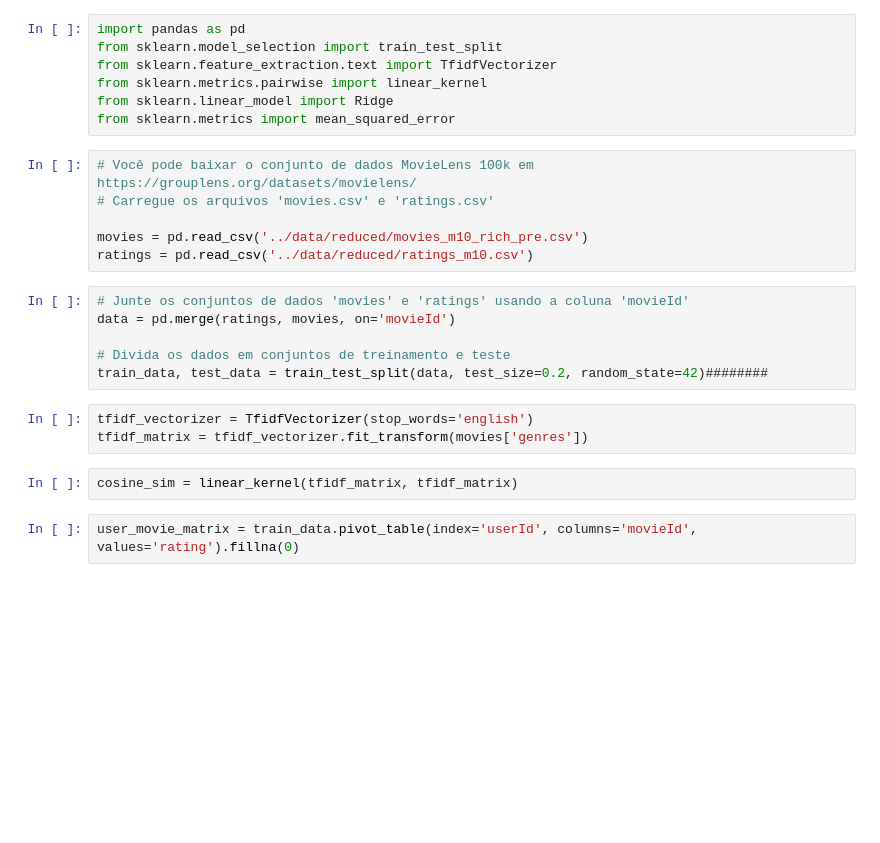
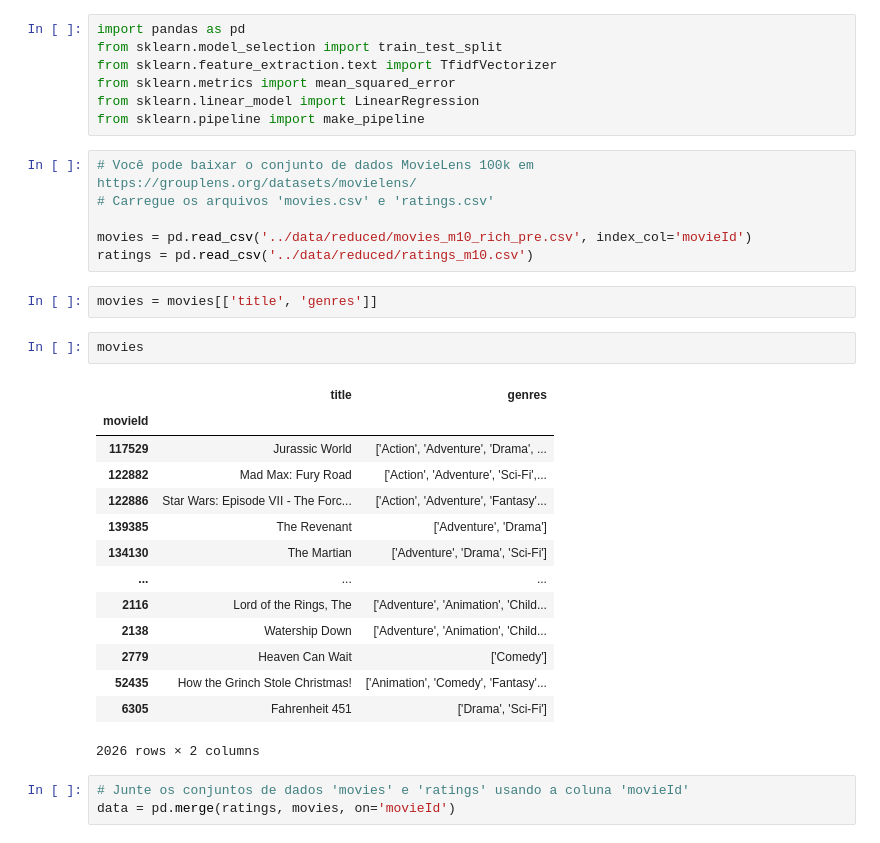
Before and after one commit to felmateos/movie-recommender-system, a Jupyter notebook: content-based-models/content_rating _pred.ipynb, the cells around one changed output. Cells and saved outputs as stored; diff of their text form; blank space fills up the shorter version.

```diff
--- a/content-based-models/content_rating _pred.ipynb
+++ b/content-based-models/content_rating _pred.ipynb
@@ -2,25 +2,34 @@
 import pandas as pd
 from sklearn.model_selection import train_test_split
 from sklearn.feature_extraction.text import TfidfVectorizer
-from sklearn.metrics.pairwise import linear_kernel
-from sklearn.linear_model import Ridge
 from sklearn.metrics import mean_squared_error
+from sklearn.linear_model import LinearRegression
+from sklearn.pipeline import make_pipeline
 # %%
 # Você pode baixar o conjunto de dados MovieLens 100k em https://grouplens.org/datasets/movielens/
 # Carregue os arquivos 'movies.csv' e 'ratings.csv'
 
-movies = pd.read_csv('../data/reduced/movies_m10_rich_pre.csv')
+movies = pd.read_csv('../data/reduced/movies_m10_rich_pre.csv', index_col='movieId')
 ratings = pd.read_csv('../data/reduced/ratings_m10.csv')
+# %%
+movies = movies[['title', 'genres']]
+# %%
+movies
+# %% [output]
+|  | title | genres |
+| movieId |  |  |
+| 117529 | Jurassic World | ['Action', 'Adventure', 'Drama', ... |
+| 122882 | Mad Max: Fury Road | ['Action', 'Adventure', 'Sci-Fi',... |
+| 122886 | Star Wars: Episode VII - The Forc... | ['Action', 'Adventure', 'Fantasy'... |
+| 139385 | The Revenant | ['Adventure', 'Drama'] |
+| 134130 | The Martian | ['Adventure', 'Drama', 'Sci-Fi'] |
+| ... | ... | ... |
+| 2116 | Lord of the Rings, The | ['Adventure', 'Animation', 'Child... |
+| 2138 | Watership Down | ['Adventure', 'Animation', 'Child... |
+| 2779 | Heaven Can Wait | ['Comedy'] |
+| 52435 | How the Grinch Stole Christmas! | ['Animation', 'Comedy', 'Fantasy'... |
+| 6305 | Fahrenheit 451 | ['Drama', 'Sci-Fi'] |
+2026 rows × 2 columns
 # %%
 # Junte os conjuntos de dados 'movies' e 'ratings' usando a coluna 'movieId'
 data = pd.merge(ratings, movies, on='movieId')
-
-# Divida os dados em conjuntos de treinamento e teste
-train_data, test_data = train_test_split(data, test_size=0.2, random_state=42)########
-# %%
-tfidf_vectorizer = TfidfVectorizer(stop_words='english')
-tfidf_matrix = tfidf_vectorizer.fit_transform(movies['genres'])
-# %%
-cosine_sim = linear_kernel(tfidf_matrix, tfidf_matrix)
-# %%
-user_movie_matrix = train_data.pivot_table(index='userId', columns='movieId', values='rating').fillna(0)
```
Also changed, not shown: parts of 16 cells of this notebook.
